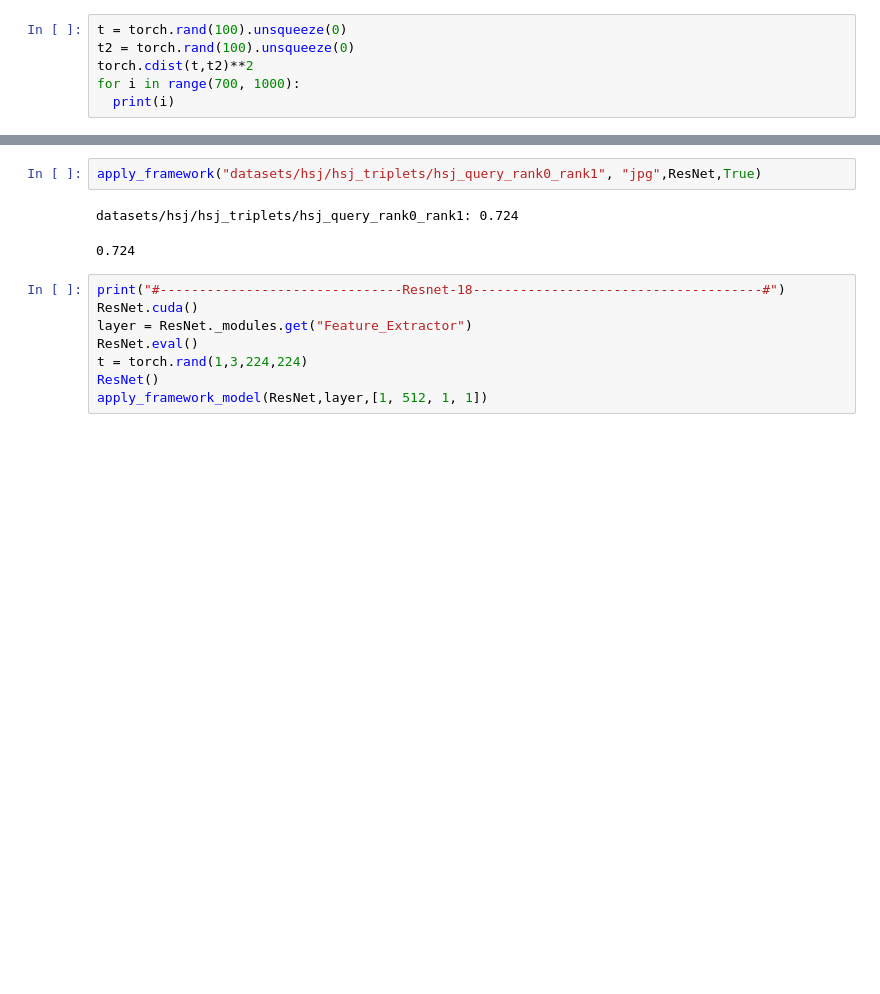
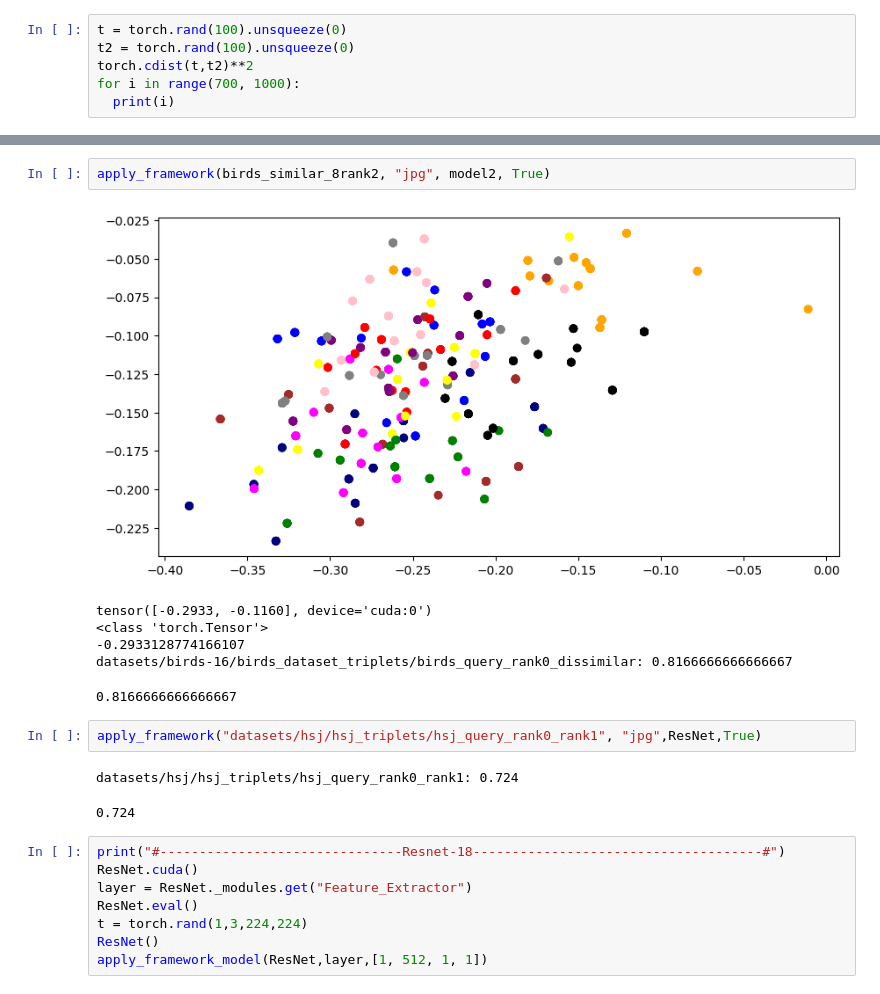
Before and after one commit to flori-margaritescu/human-judgements-honours, a Jupyter notebook: CNN_models_simple.ipynb, the cells around one changed output, grey strips where cells are left out. Drawn from its saved outputs; the diff is of its cells as text; blank space fills up the shorter version.

```diff
--- a/CNN_models_simple.ipynb
+++ b/CNN_models_simple.ipynb
@@ -4453,3 +4472,12 @@ datasets/birds-16/birds_dataset_triplets/birds_query_rank0_rank1: 0.826666666666
+# %%
+apply_framework(birds_similar_8rank2, "jpg", model2, True)
+# %% [output]
+[figure, added]
+tensor([-0.2933, -0.1160], device='cuda:0')
+<class 'torch.Tensor'>
+-0.2933128774166107
+datasets/birds-16/birds_dataset_triplets/birds_query_rank0_dissimilar: 0.8166666666666667
+0.8166666666666667
 # %%
 apply_framework("datasets/hsj/hsj_triplets/hsj_query_rank0_rank1", "jpg",ResNet,True)
 # %% [output]
```
Also changed, not shown: parts of 5 cells of this notebook.
